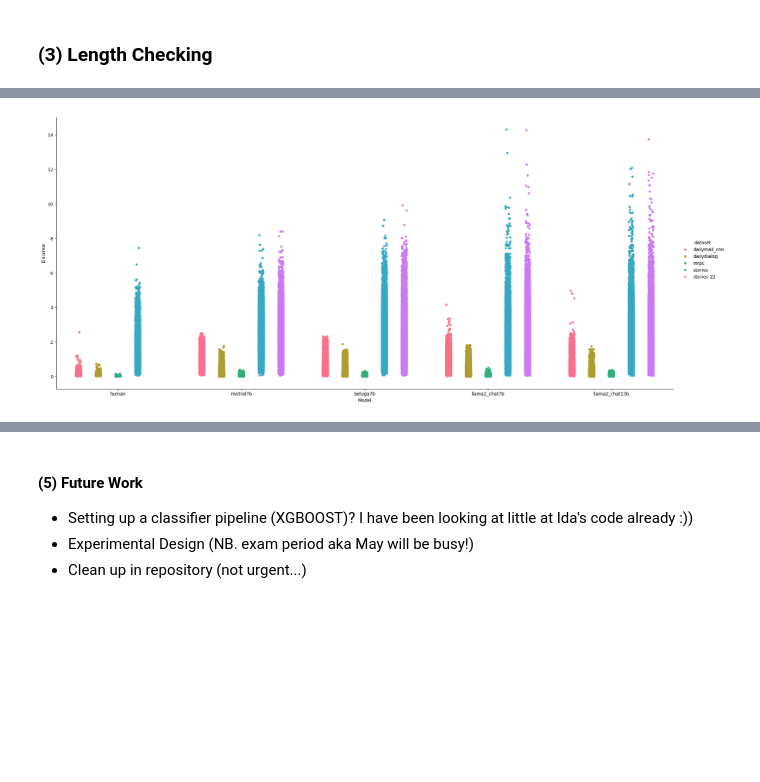
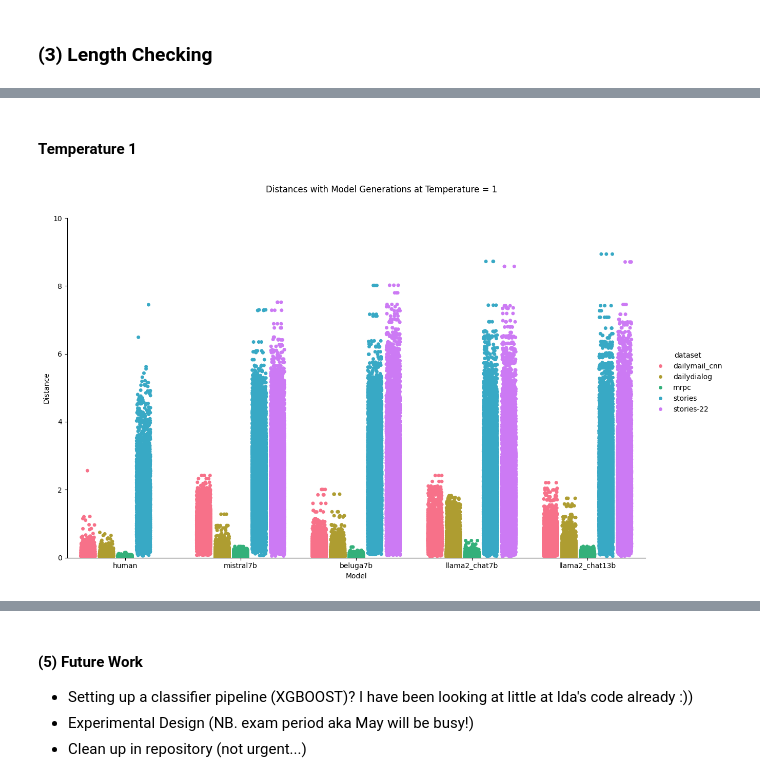
Before and after one commit to rbroc/echo, a Jupyter notebook: notes/progress-14-03-24.ipynb, the cells around one changed output, grey strips where cells are left out. Drawn from its saved outputs; the diff is of its cells as text; code cells hidden in the pictures; blank space fills up the shorter version.

Commit message:
plot lengths per temp

```diff
--- a/notes/progress-14-03-24.ipynb
+++ b/notes/progress-14-03-24.ipynb
@@ -42,18 +42,21 @@ Higher temperatures (already at 2) seem to break generation more easily (more ab
 # %%
-def jitterplot(data:pd.DataFrame, jitter:float=0.3, height_aspect:tuple=(10, 2), save_path:pathlib.Path=None):
-    data['model'] = data['model'].astype(str)
+def jitterplot(df:pd.DataFrame, jitter:float=0.3, height_aspect:tuple=(8, 1.5), title:str=None, save_path:pathlib.Path=None):
+    # set model as string
+    df = df.copy()
+    df['model'] = df['model'].astype(str)
 
+    # set order of models
     model_order = ["human", "mistral7b", "beluga7b", "llama2_chat7b", "llama2_chat13b"]
 
     # create plot
     plot = sns.catplot(
-                    data=data,
+                    data=df,
                     x="model",
                     y="distance",
                     hue="dataset",
                     kind="strip",
                     dodge=True,
-                    palette="husl",
+                    palette="hls",
                     jitter=jitter,
                     height=height_aspect[0],
                     aspect=height_aspect[1],
@@ -63,10 +66,12 @@ def jitterplot(data:pd.DataFrame, jitter:float=0.3, height_aspect:tuple=(10, 2),
     # set labels and title
     plt.subplots_adjust(top=0.9)
     plot.set_axis_labels("Model", "Distance")
+    plot.fig.suptitle(title)
+
+    # lims
+    plot.set(ylim=(0, 10))
 
     if save_path:
-        save_path.mkdir(parents=True, exist_ok=True)
-        save_file = save_path / f"{dataset}.png"
-        g.savefig(save_file, dpi=600)
+        plot.savefig(save_path, dpi=600)
 
     return plot
@@ -76,7 +78,25 @@ df = pd.read_csv(data_path)
+# %%
+# read data
+data_path = path.parents[0] / "results" / "analysis" / "distances_PC_cols.csv"
+df = pd.read_csv(data_path)
+
+# get doc length from metrics data
+metrics_path = path.parents[0] / "results" / "analysis" / "metrics_data.csv"
+metrics_df = pd.read_csv(metrics_path, usecols=["id", "model", "prompt_number", "doc_length"])
+
+# merge dataframes on id and model
+df = df.merge(metrics_df, on=["id", "model", "prompt_number"])
 # %%
 # append "-22" to the string in "dataset" column when prompt number is 22
 df["dataset"] = df.apply(lambda x: x["dataset"] + "-22" if x["prompt_number"] == 22 else x["dataset"], axis=1)
-# %%
-plot = jitterplot(df, jitter=0.1)
-# %% [output]
-[figure, removed]
+# %% [markdown]
+#### Temperature 1
+# %%
+# filter to only include model generations with temp 1 or human
+df_temp1 = df_temp1 = df[(df["temperature"] == 1) | (df["model"] == "human")]
+
+# plot
+plot = jitterplot(df_temp1, title="Distances with Model Generations at Temperature = 1")
+plot.figure.show()
+# %% [output]
+[figure, added]
```
Also changed, not shown: parts of 3 cells of this notebook.
